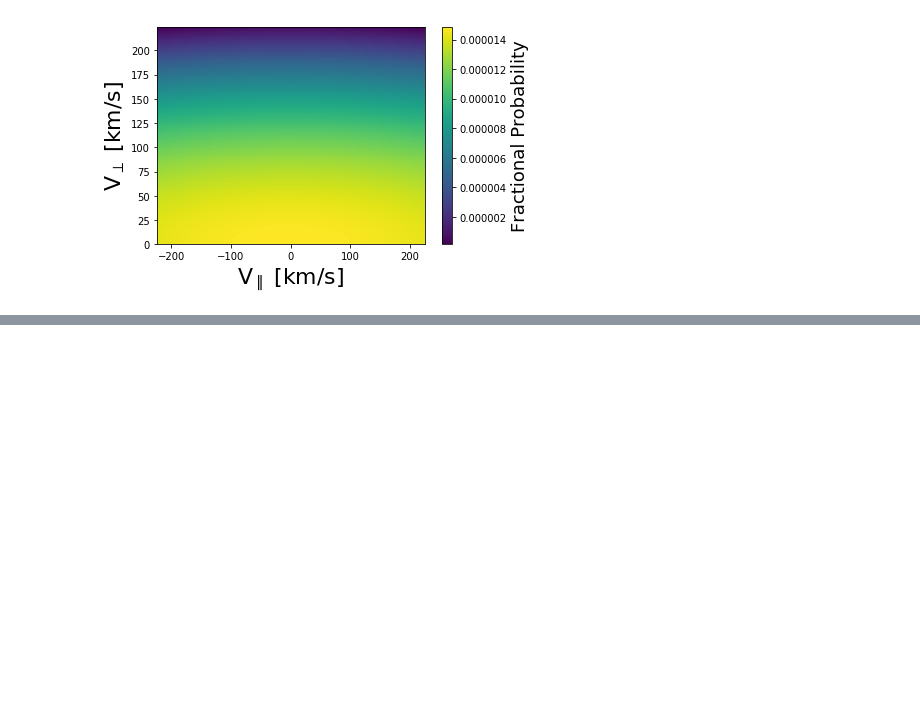
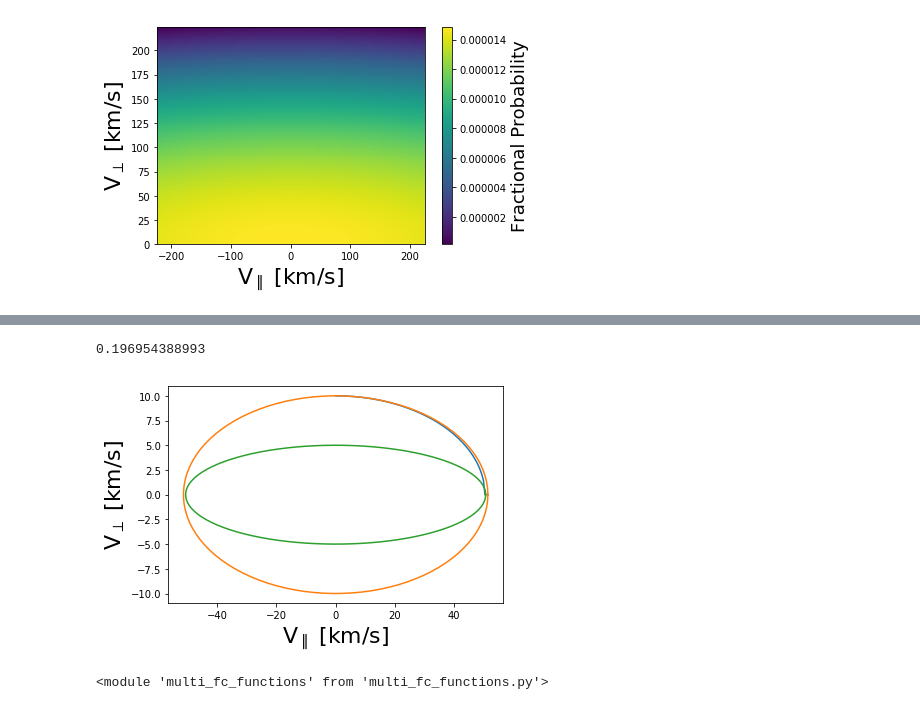
Before and after one commit to jprchlik/faraday_cup_int, a Jupyter notebook: wind_eff_area/aided_monte_carlo.ipynb, the cells around one changed output, grey strips where cells are left out. Drawn from its saved outputs; the diff is of its cells as text; code cells hidden in the pictures; blank space fills up the shorter version.

```diff
--- a/wind_eff_area/aided_monte_carlo.ipynb
+++ b/wind_eff_area/aided_monte_carlo.ipynb
@@ -307,2 +312,7 @@ reload(mff)
 # %%
 scale*1000.
+# %%
+def ellipse(x,a,b):
+    y = np.sqrt(b**2*(1.-(x/a)**2))
+    return y
+def ellipse_coords(x,y,a,b)
@@ -308,0 +335,27 @@ scale*1000.
+# %%
+#Grid sampling the edge of the velocity width first
+pred_grid =  np.exp(-((np.abs(dis_vdf_bad_guess['pgrid'])-wa)**2 + ((dis_vdf_bad_guess['qgrid']-we)))**2./40**2)
+pred_grid /= np.sum(pred_grid)
+
+fig, ax = plt.subplots()
+x = np.linspace(0,wa,100)
+y = np.sqrt(we**2*(1.-x**2/wa**2))
+ax.plot(x,ellipse(x,wa,we))
+nu = np.linspace(0,np.pi*2.,100)
+mu = np.arcsinh(we/wa)
+mu1 = np.arcsinh(0.5*we/wa)
+print(mu)
+ax.plot(wa*np.cosh(mu)*np.cos(nu),wa*np.sinh(mu)*np.sin(nu))
+ax.plot(wa*np.cosh(mu1)*np.cos(nu),wa*np.sinh(mu1)*np.sin(nu))
+
+cbar.set_label('Fractional Probability',fontsize=18)
+ax.set_xlabel(r'V$_\parallel$ [km/s]',fontsize=22)
+ax.set_ylabel(r'V$_\perp$ [km/s]',fontsize=22)
+plt.show()
+# %% [output]
+0.196954388993
+[figure, added]
+# %%
+reload(mff)
+# %% [output]
+<module 'multi_fc_functions' from 'multi_fc_functions.py'>
```
Also changed, not shown: parts of 7 cells of this notebook, 1 other file.
